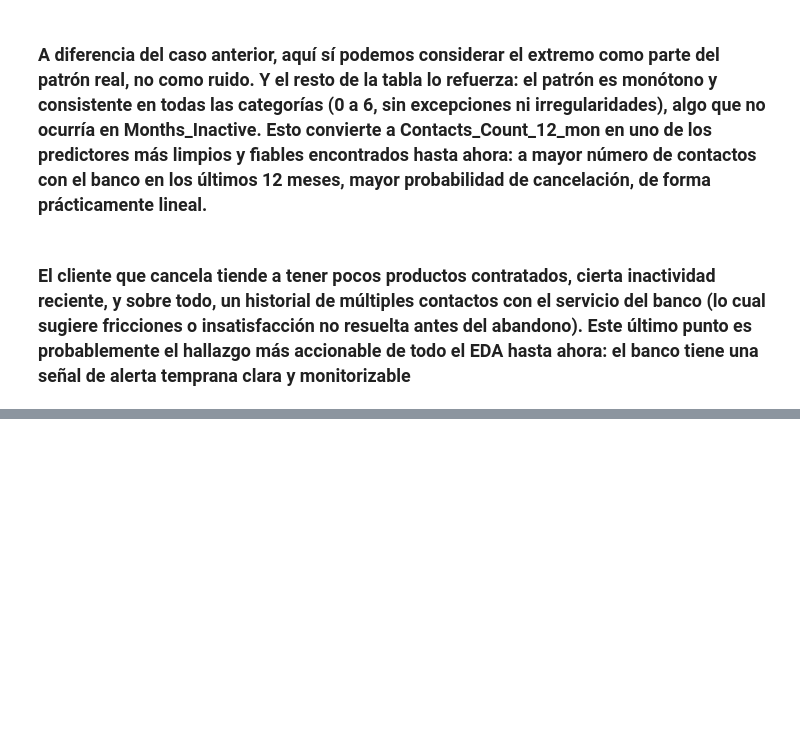
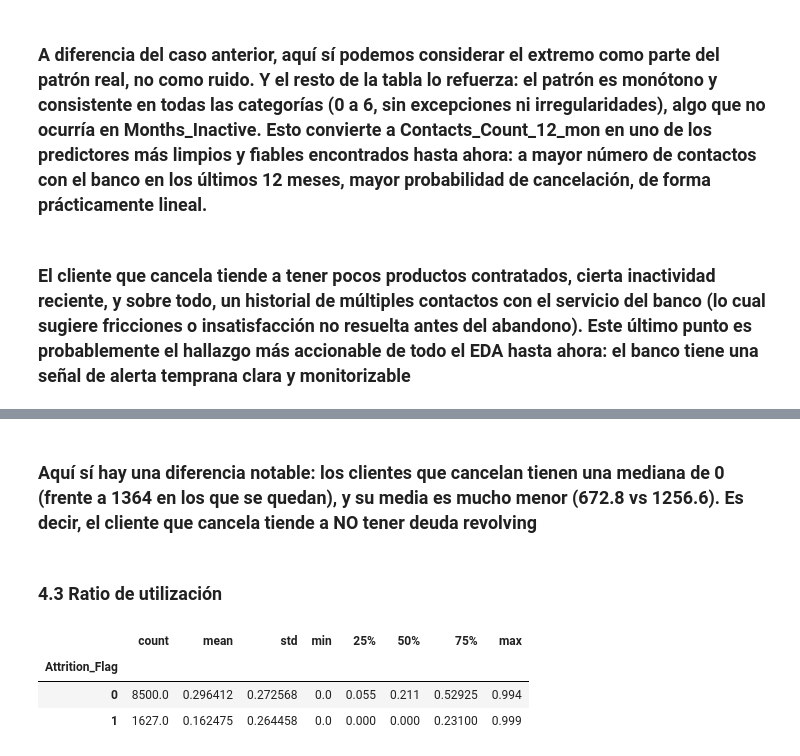
Before and after one commit to Dende8/Credit_Card_Churners, a Jupyter notebook: notebooks/eda.ipynb, the cells around one changed output, grey strips where cells are left out. Cells and saved outputs as stored; diff of their text form; code cells hidden in the pictures; blank space fills up the shorter version.

```diff
--- a/notebooks/eda.ipynb
+++ b/notebooks/eda.ipynb
@@ -241,0 +246,11 @@ Name: count, dtype: int64
+# %% [markdown]
+### Aquí sí hay una diferencia notable: los clientes que cancelan tienen una mediana de 0 (frente a 1364 en los que se quedan), y su media es mucho menor (672.8 vs 1256.6). Es decir, el cliente que cancela tiende a NO tener deuda revolving
+# %% [markdown]
+### 4.3 Ratio de utilización
+# %%
+df.groupby('Attrition_Flag')['Avg_Utilization_Ratio'].describe()
+# %% [output]
+|  | count | mean | std | min | 25% | 50% | 75% | max |
+| Attrition_Flag |  |  |  |  |  |  |  |  |
+| 0 | 8500.0 | 0.296412 | 0.272568 | 0.0 | 0.055 | 0.211 | 0.52925 | 0.994 |
+| 1 | 1627.0 | 0.162475 | 0.264458 | 0.0 | 0.000 | 0.000 | 0.23100 | 0.999 |
```
Also changed, not shown: parts of 16 cells of this notebook.
